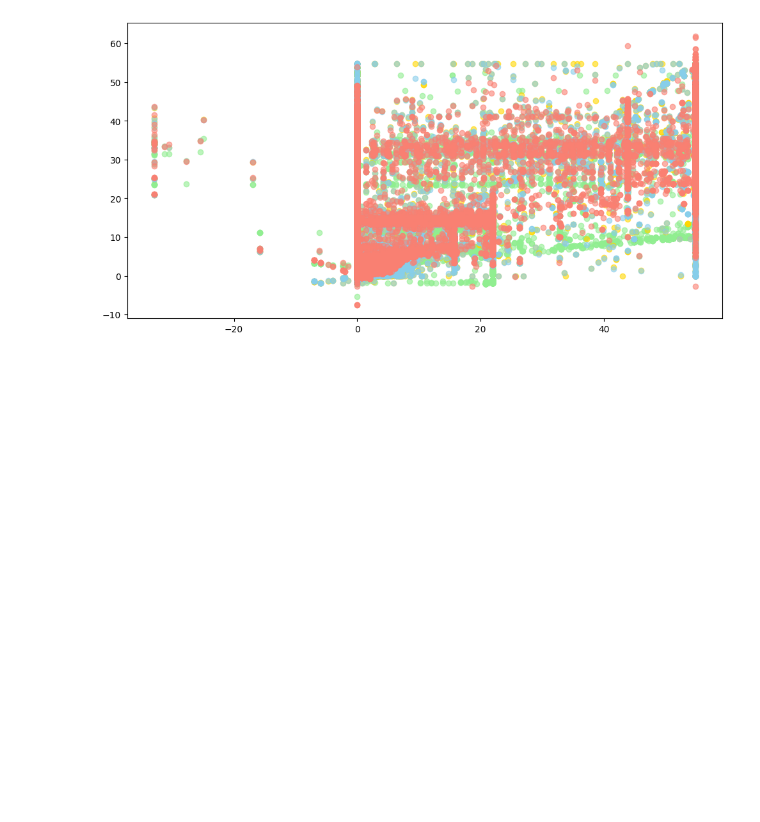
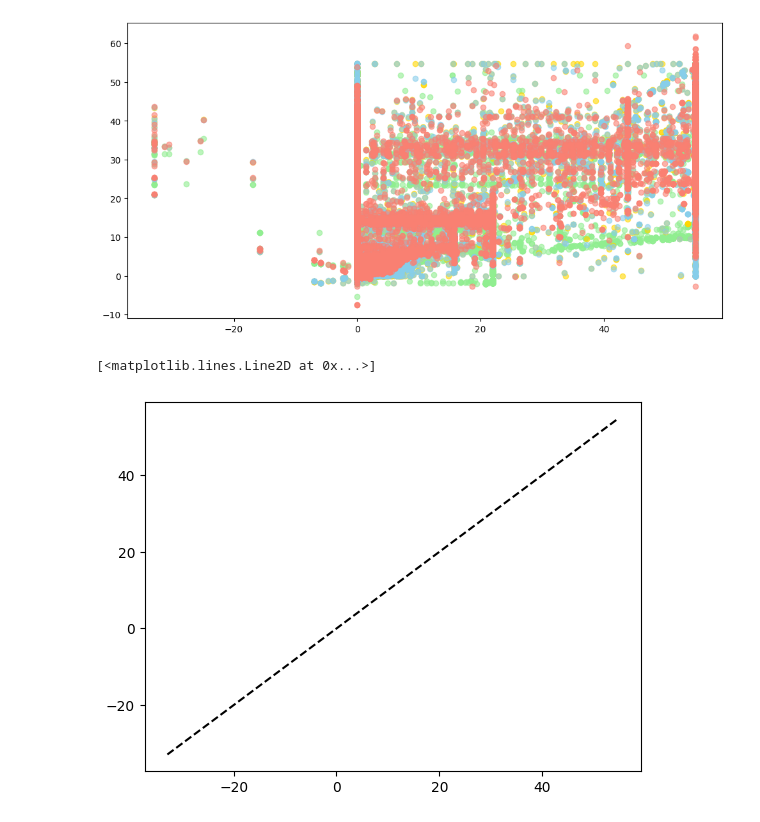
Before and after one commit to Amen-Zelealem/AlphaCare-Insurance-Analytics, a Jupyter notebook: notebooks/model_training.ipynb, the cells around one changed output. Cells and saved outputs as stored; diff of their text form; code cells hidden in the pictures; blank space fills up the shorter version.

Commit message:
Add diagonal line for perfect predictions.

```diff
--- a/notebooks/model_training.ipynb
+++ b/notebooks/model_training.ipynb
@@ -150,3 +150,9 @@ plt.scatter(y_test, xgb_model.predict(X_test), label='XGBoost', alpha=0.6, color
 # %% [output]
 <matplotlib.collections.PathCollection at 0x...>
 [figure]
+# %%
+# Add diagonal line for perfect predictions
+plt.plot([min(y_test), max(y_test)], [min(y_test), max(y_test)], '--', color='black', linewidth=1.5)
+# %% [output]
+[<matplotlib.lines.Line2D at 0x...>]
+[figure, added]
```
